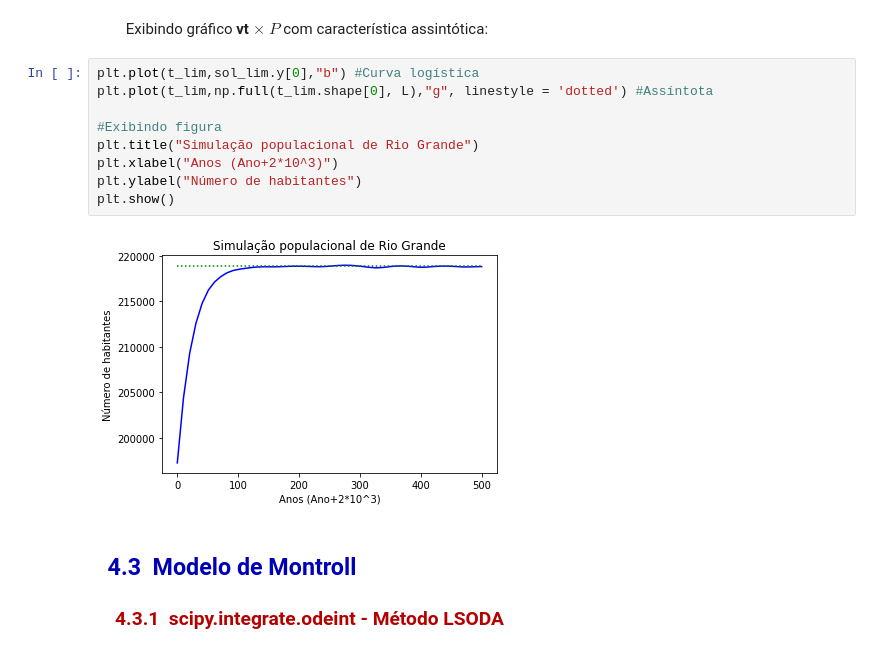
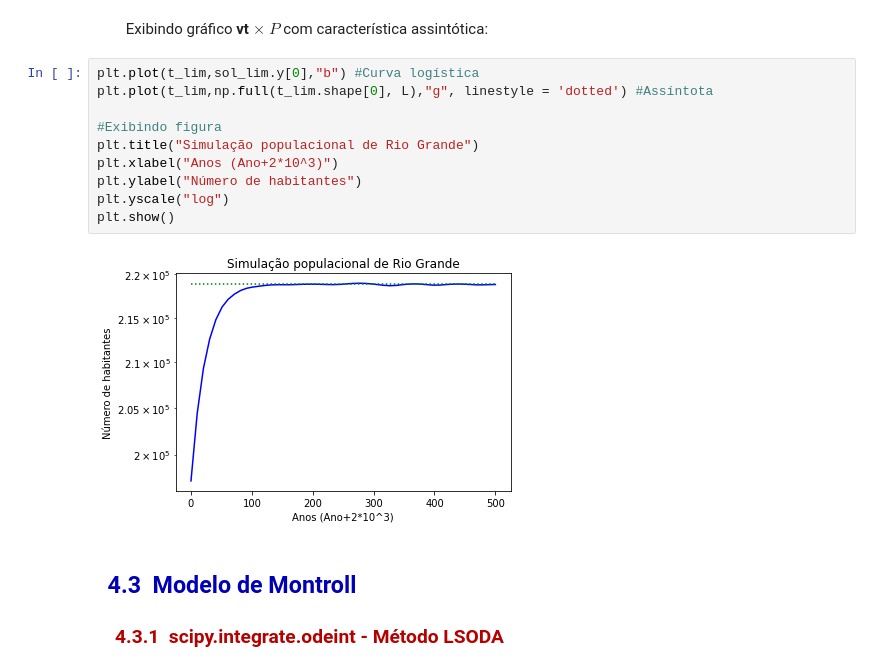
Before and after one commit to LaboratorioIPythonFURG/Modelo-Populacional-Malthus, a Jupyter notebook: Jupyter/4_scipy.ipynb, the cells around one changed output. Cells and saved outputs as stored; diff of their text form.

```diff
--- a/Jupyter/4_scipy.ipynb
+++ b/Jupyter/4_scipy.ipynb
@@ -262,14 +264,15 @@ Simulação para 2021 (arredondado): 204837
 # %%
 plt.plot(t_lim,sol_lim.y[0],"b") #Curva logística
 plt.plot(t_lim,np.full(t_lim.shape[0], L),"g", linestyle = 'dotted') #Assíntota
 
 #Exibindo figura
 plt.title("Simulação populacional de Rio Grande")
 plt.xlabel("Anos (Ano+2*10^3)")
 plt.ylabel("Número de habitantes")
+plt.yscale("log")
 plt.show()
 # %% [output]
-[figure, old version]
+[figure, new version]
 # %% [markdown]
 <h2 style='color:#0000b7' >&nbsp; 4.3 &nbsp;Modelo de Montroll</h2>
 
```
Also changed, not shown: parts of 3 cells of this notebook, 3 other files.
